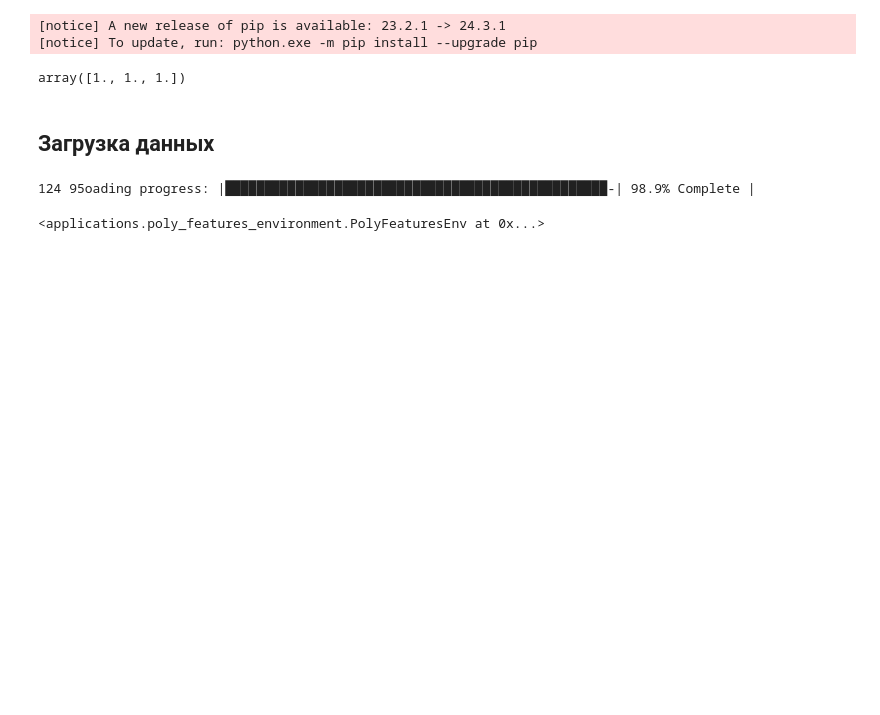
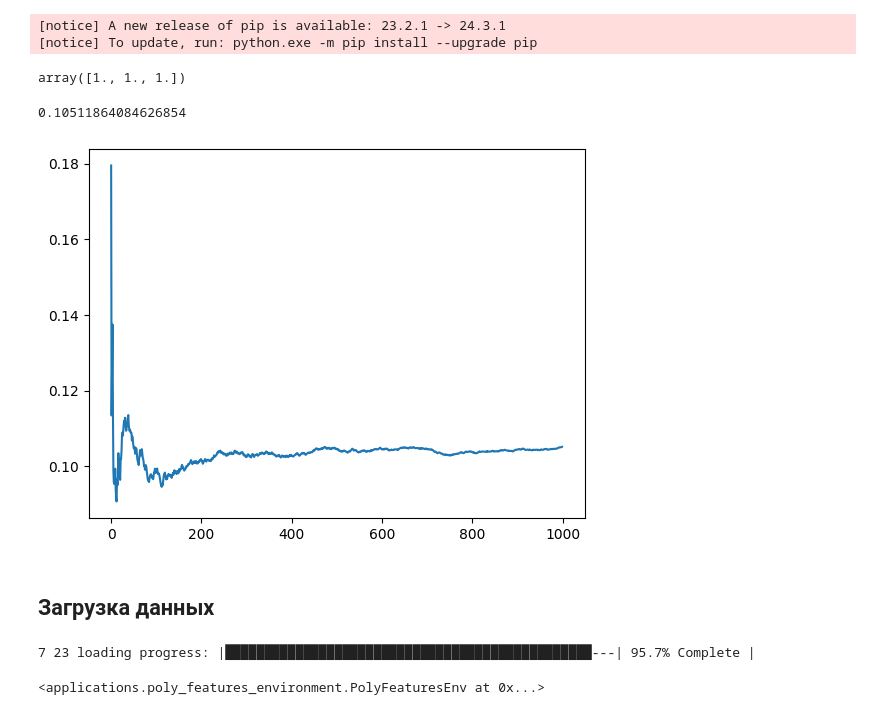
Before and after one commit to medaldev/DenoisingCNN, a Jupyter notebook: notebooks/denoise/uvych_matrix_denoising.ipynb, the cells around one changed output. Drawn from its saved outputs; the diff is of its cells as text; code cells hidden in the pictures; blank space fills up the shorter version.

Commit message:
train script

```diff
--- a/notebooks/denoise/uvych_matrix_denoising.ipynb
+++ b/notebooks/denoise/uvych_matrix_denoising.ipynb
@@ -31,6 +31,34 @@ env = PolyFeaturesEnv(name_model="1703_7",
 np.mean([np.ones(3) for _ in range(2)], axis=0)
 # %% [output]
 array([1., 1., 1.])
+# %%
+def some():
+    def noise(uvych):
+        uvych_noised = uvych.copy()
+        pct = 0.05
+        for i in range(len(uvych_noised)):
+                ppp = np.random.uniform(low=0, high=pct)
+                uvych_noised[i] *= (1 + ppp)
+
+        return uvych_noised
+
+    clean = np.random.randn(3, 10, 10, 10)
+
+    noisy = noise(clean)
+    errors = []
+
+    for i in range(1000):
+        errors.append(np.max(np.abs(clean - (noisy / (i + 1)))))
+        noisy += noise(clean)
+
+    import matplotlib.pyplot as plt
+    print(errors[-1])
+    plt.plot(errors)
+
+some()
+# %% [output]
+0.10511864084626854
+[figure, added]
 # %% [markdown]
 ## Загрузка данных
 # %%
@@ -53,18 +81,18 @@ def get_few_noised(path):
     return np.vstack([get_noised(path) for _ in range(k)])
 
 def get_mean_noised(path):
-    k = 200
-    return np.mean([get_noised(path) for _ in range(k)], axis=0)
+    k = 100
+    return sum([get_noised(path) for _ in range(k)]) / k
 
 dtype = torch.complex64
 
 env.clear_features_and_targets()
 env \
     .set_batch_size(
-        train_batch_size=8, val_batch_size=4
+        train_batch_size=1, val_batch_size=16
     ) \
     .load_feature(
-        shape=(30 * 3, 10, 10, 10), feature_name="Evych_noised", mapper=get_few_noised, transform=None, dtype=dtype
+        shape=(1 * 3, 10, 10, 10), feature_name="Evych", mapper=get_mean_noised, transform=None, dtype=dtype
     ) \
     .set_target(
         shape=(3, 10, 10, 10), target_name="Evych", mapper=load, transform=None, dtype=dtype
@@ -72,7 +100,7 @@ env \
 
 print(env.train_count, env.val_count)
 # %% [output]
-124 95oading progress: |█████████████████████████████████████████████████-| 98.9% Complete |
+7 23 loading progress: |███████████████████████████████████████████████---| 95.7% Complete |
 # %%
 env
 # %% [output]
```
Also changed, not shown: parts of 6 cells of this notebook, 3 other files.
